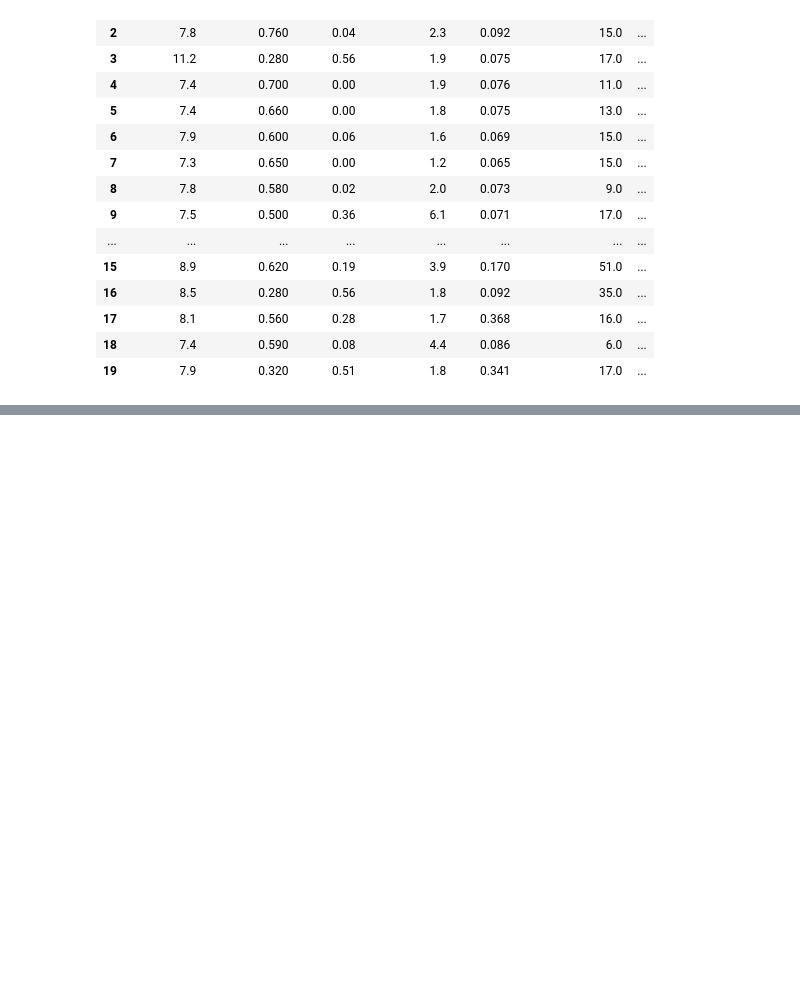
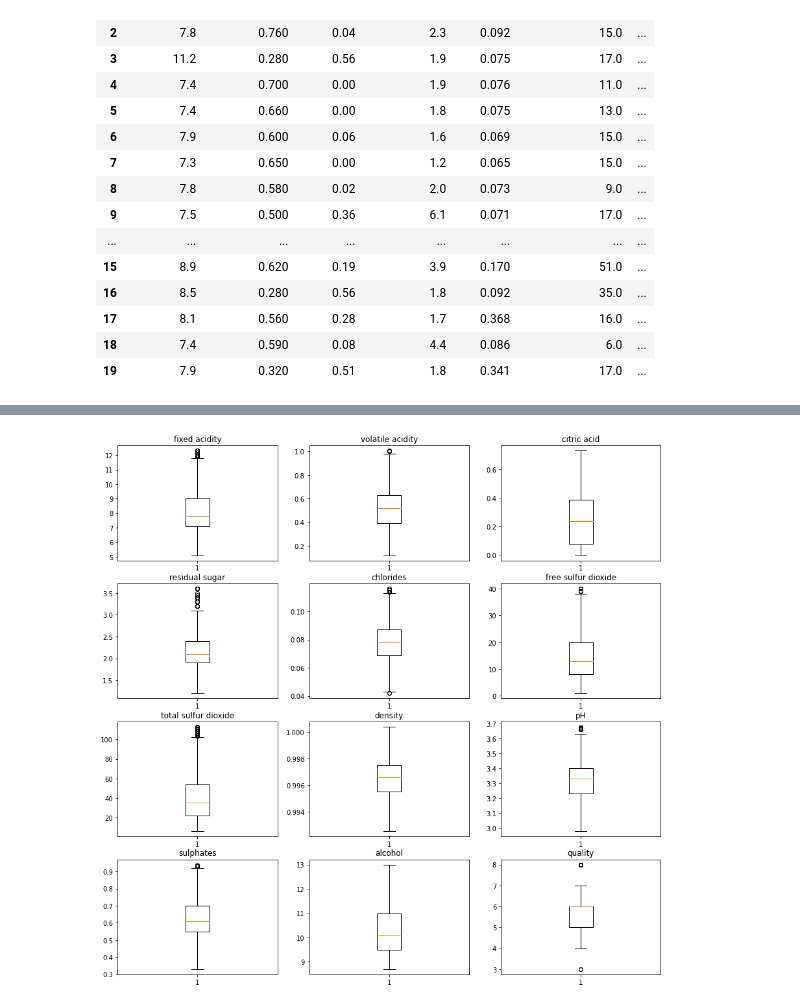
Before and after one commit to kamilprzyb2/Wine, a Jupyter notebook: Winko.ipynb, the cells around one changed output, grey strips where cells are left out. Cells and saved outputs as stored; diff of their text form; code cells hidden in the pictures; blank space fills up the shorter version.

```diff
--- a/Winko.ipynb
+++ b/Winko.ipynb
@@ -112,0 +144,4 @@ plt.show()
+# %%
+print_box_plots(df, 1.5)
+# %% [output]
+[figure, added]
```
Also changed, not shown: parts of 5 cells of this notebook.
